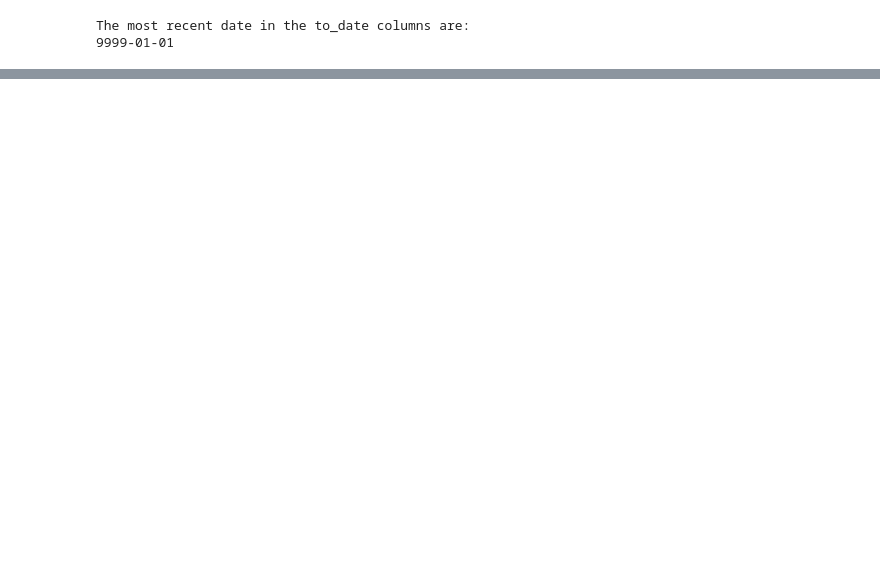
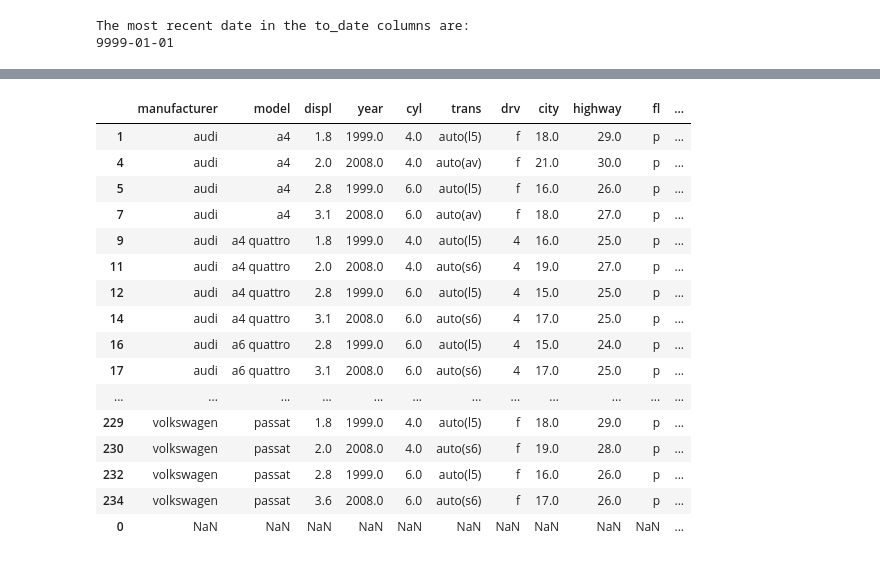
Before and after one commit to corey-hermesch/numpy-pandas-visualization-exercises, a Jupyter notebook: advanced_dataframes.ipynb, the cells around one changed output, grey strips where cells are left out. Saved outputs shown, nothing was run; the diff lists cells and outputs as text; code cells hidden in the pictures; blank space fills up the shorter version.

Commit message:
advanced dataframes part 1 & 2

```diff
--- a/advanced_dataframes.ipynb
+++ b/advanced_dataframes.ipynb
@@ -227,0 +367,11 @@ datetime.date(9999, 1, 1)
+# %%
+#     Create a column named mileage_difference like you did in the DataFrames exercises; this column
+# should contain the difference between highway and city mileage for each car.
+
+# could do this the same way we did before:
+#  mpg['mileage_difference'] = mpg.highway - mpg.city
+
+# However, here is a way using pd.concat:
+mileage_diff_df = pd.DataFrame(mpg.highway - mpg.city, columns=['mileage_difference'])
+mpg = pd.concat([mpg, mileage_diff_df], axis = 1)
+mpg
@@ -227,0 +392,7 @@ datetime.date(9999, 1, 1)
+# %%
+#     Create a column named average_mileage like you did in the DataFrames exercises; this is the mean
+# of the city and highway mileage.
+
+average_mileage = pd.DataFrame(((mpg.highway + mpg.city) / 2), columns = ['average_mileage'])
+mpg = pd.concat([mpg, average_mileage], axis = 1)
+mpg
@@ -227,0 +413,23 @@ datetime.date(9999, 1, 1)
+# %%
+#     Create a new column on the mpg dataset named is_automatic that holds boolean values denoting whether
+# the car has an automatic transmission.
+
+# could do this:
+# mpg['is_automatic'] = mpg.trans.str.contains('auto')
+# mpg
+# mpg = mpg.drop(columns = ['is_automatic'])
+
+# OR
+
+# is_auto_df = pd.DataFrame(np.where(mpg.trans.str.contains('auto'), True, False), columns = ['is_automatic'])
+# is_auto_df
+# mpg = pd.concat([mpg, is_auto_df], axis=1)
+
+# is_auto_df has an index that starts with 0 which messes this up
+
+# This works:
+mpg.trans.value_counts()
+mpg.trans.str.contains('auto')
+mpg['is_auto'] = mpg.trans.str.contains('auto')
+mpg = mpg.rename(columns = {'is_auto': 'is_automatic'})
+mpg
@@ -227,0 +508,21 @@ datetime.date(9999, 1, 1)
+# %%
+is_auto_mask = np.where(mpg.trans.str.contains('auto'), True, False)
+mpg[is_auto_mask]
+# %% [output]
+|  | manufacturer | model | displ | year | cyl | trans | drv | city | highway | fl | ... |
+| 1 | audi | a4 | 1.8 | 1999.0 | 4.0 | auto(l5) | f | 18.0 | 29.0 | p | ... |
+| 4 | audi | a4 | 2.0 | 2008.0 | 4.0 | auto(av) | f | 21.0 | 30.0 | p | ... |
+| 5 | audi | a4 | 2.8 | 1999.0 | 6.0 | auto(l5) | f | 16.0 | 26.0 | p | ... |
+| 7 | audi | a4 | 3.1 | 2008.0 | 6.0 | auto(av) | f | 18.0 | 27.0 | p | ... |
+| 9 | audi | a4 quattro | 1.8 | 1999.0 | 4.0 | auto(l5) | 4 | 16.0 | 25.0 | p | ... |
+| 11 | audi | a4 quattro | 2.0 | 2008.0 | 4.0 | auto(s6) | 4 | 19.0 | 27.0 | p | ... |
+| 12 | audi | a4 quattro | 2.8 | 1999.0 | 6.0 | auto(l5) | 4 | 15.0 | 25.0 | p | ... |
+| 14 | audi | a4 quattro | 3.1 | 2008.0 | 6.0 | auto(s6) | 4 | 17.0 | 25.0 | p | ... |
+| 16 | audi | a6 quattro | 2.8 | 1999.0 | 6.0 | auto(l5) | 4 | 15.0 | 24.0 | p | ... |
+| 17 | audi | a6 quattro | 3.1 | 2008.0 | 6.0 | auto(s6) | 4 | 17.0 | 25.0 | p | ... |
+| ... | ... | ... | ... | ... | ... | ... | ... | ... | ... | ... | ... |
+| 229 | volkswagen | passat | 1.8 | 1999.0 | 4.0 | auto(l5) | f | 18.0 | 29.0 | p | ... |
+| 230 | volkswagen | passat | 2.0 | 2008.0 | 4.0 | auto(s6) | f | 19.0 | 28.0 | p | ... |
+| 232 | volkswagen | passat | 2.8 | 1999.0 | 6.0 | auto(l5) | f | 16.0 | 26.0 | p | ... |
+| 234 | volkswagen | passat | 3.6 | 2008.0 | 6.0 | auto(s6) | f | 17.0 | 26.0 | p | ... |
+| 0 | NaN | NaN | NaN | NaN | NaN | NaN | NaN | NaN | NaN | NaN | ... |
```
Also changed, not shown: parts of 29 cells of this notebook, 2 other files.
